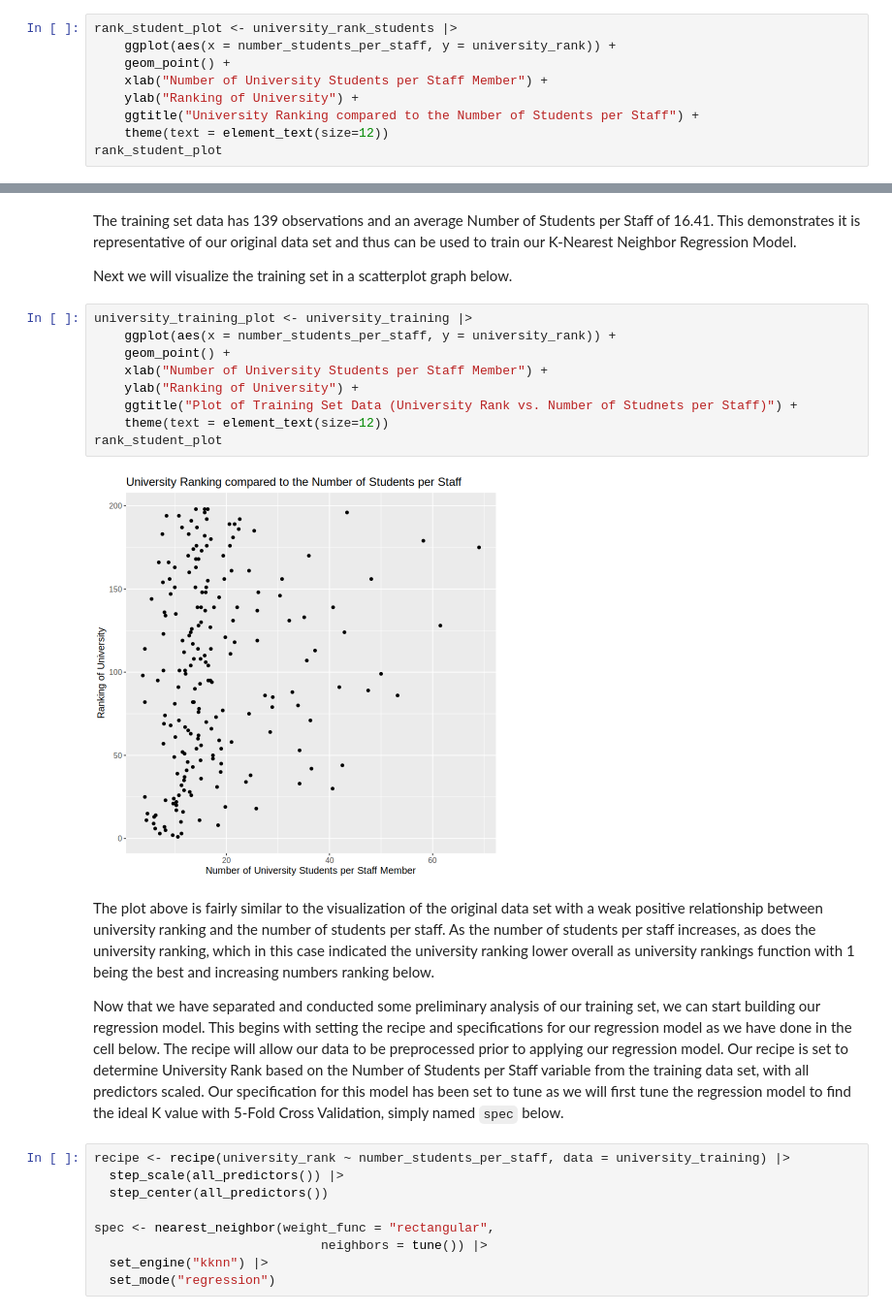
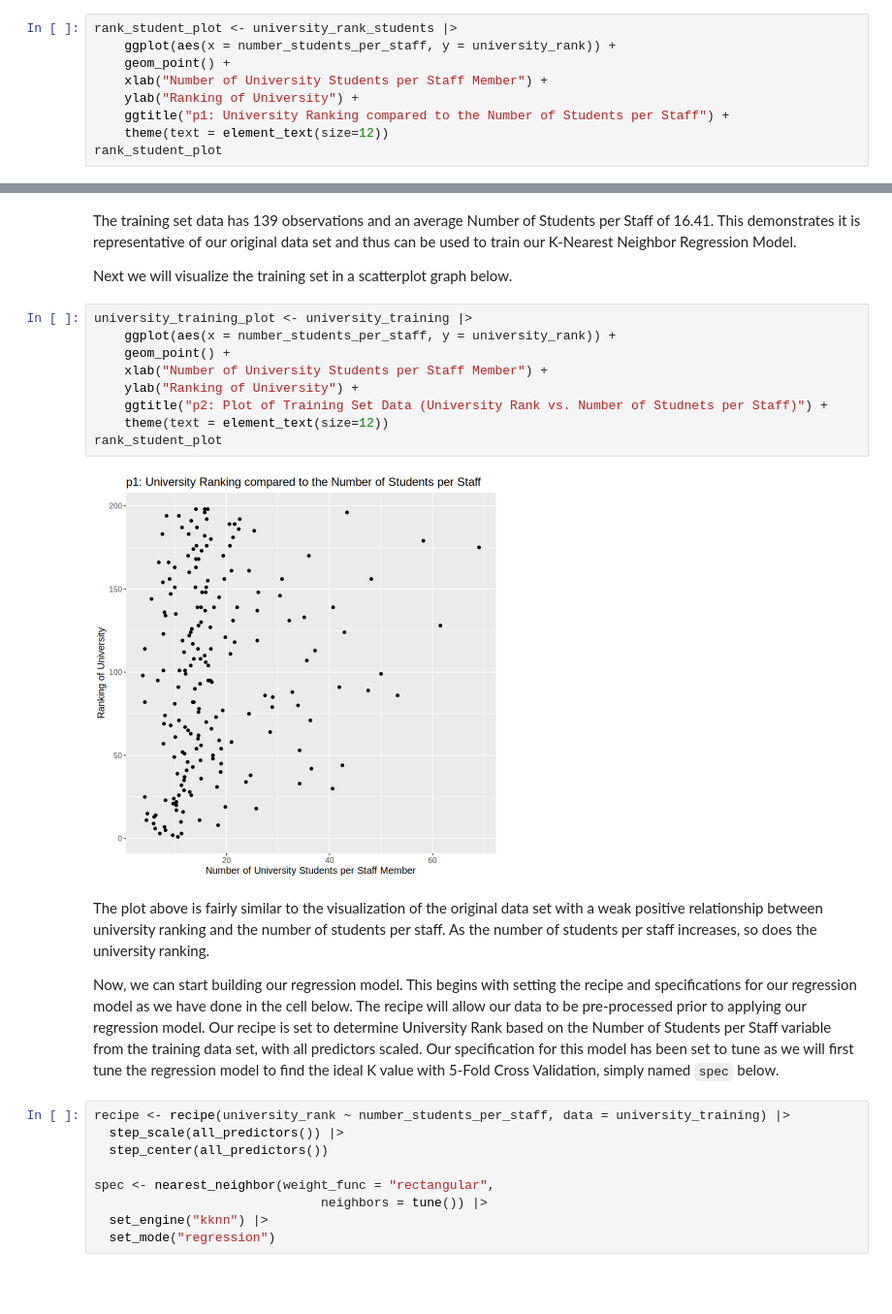
Before and after one commit to petercmh01/DSCI_004_Group_36, a Jupyter notebook: group_project_report.ipynb, the cells around one changed output, grey strips where cells are left out. Shown: that part at 97% size. Saved outputs shown, nothing was run; the diff lists cells and outputs as text; blank space fills up the shorter version.

```diff
--- a/group_project_report.ipynb
+++ b/group_project_report.ipynb
@@ -137,7 +136,7 @@ rank_student_plot <- university_rank_students |>
     geom_point() +
     xlab("Number of University Students per Staff Member") +
     ylab("Ranking of University") +
-    ggtitle("University Ranking compared to the Number of Students per Staff") +
+    ggtitle("p1: University Ranking compared to the Number of Students per Staff") +
     theme(text = element_text(size=12))
 rank_student_plot
 # %% [output]
@@ -174,18 +173,18 @@ Next we will visualize the training set in a scatterplot graph below.
 # %%
 university_training_plot <- university_training |>
     ggplot(aes(x = number_students_per_staff, y = university_rank)) +
     geom_point() +
     xlab("Number of University Students per Staff Member") +
     ylab("Ranking of University") +
-    ggtitle("Plot of Training Set Data (University Rank vs. Number of Studnets per Staff)") +
+    ggtitle("p2: Plot of Training Set Data (University Rank vs. Number of Studnets per Staff)") +
     theme(text = element_text(size=12))
 rank_student_plot
 # %% [output]
-[figure, old version]
+[figure, new version]
 # %% [markdown]
-The plot above is fairly similar to the visualization of the original data set with a weak positive relationship between university ranking and the number of students per staff. As the number of students per staff increases, as does the university ranking, which in this case indicated the university ranking lower overall as university rankings function with 1 being the best and increasing numbers ranking below.
+The plot above is fairly similar to the visualization of the original data set with a weak positive relationship between university ranking and the number of students per staff. As the number of students per staff increases, so does the university ranking.
 
-Now that we have separated and conducted some preliminary analysis of our training set, we can start building our regression model. This begins with setting the recipe and specifications for our regression model as we have done in the cell below. The recipe will allow our data to be preprocessed prior to applying our regression model. Our recipe is set to determine University Rank based on the Number of Students per Staff variable from the training data set, with all predictors scaled. Our specification for this model has been set to tune as we will first tune the regression model to find the ideal K value with 5-Fold Cross Validation, simply named `spec` below.
+Now, we can start building our regression model. This begins with setting the recipe and specifications for our regression model as we have done in the cell below. The recipe will allow our data to be pre-processed prior to applying our regression model. Our recipe is set to determine University Rank based on the Number of Students per Staff variable from the training data set, with all predictors scaled. Our specification for this model has been set to tune as we will first tune the regression model to find the ideal K value with 5-Fold Cross Validation, simply named `spec` below.
 # %%
 recipe <- recipe(university_rank ~ number_students_per_staff, data = university_training) |>
   step_scale(all_predictors()) |>
```
Also changed, not shown: parts of 18 cells of this notebook.
